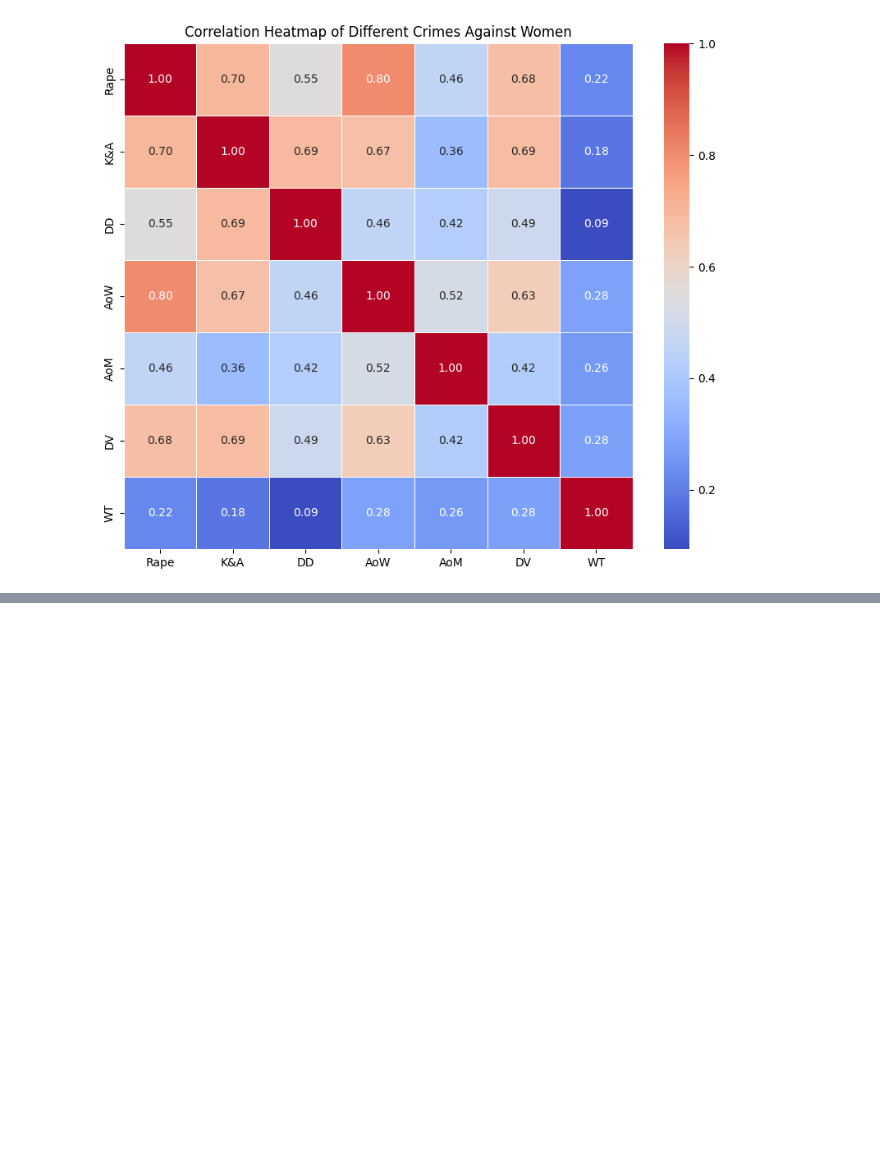
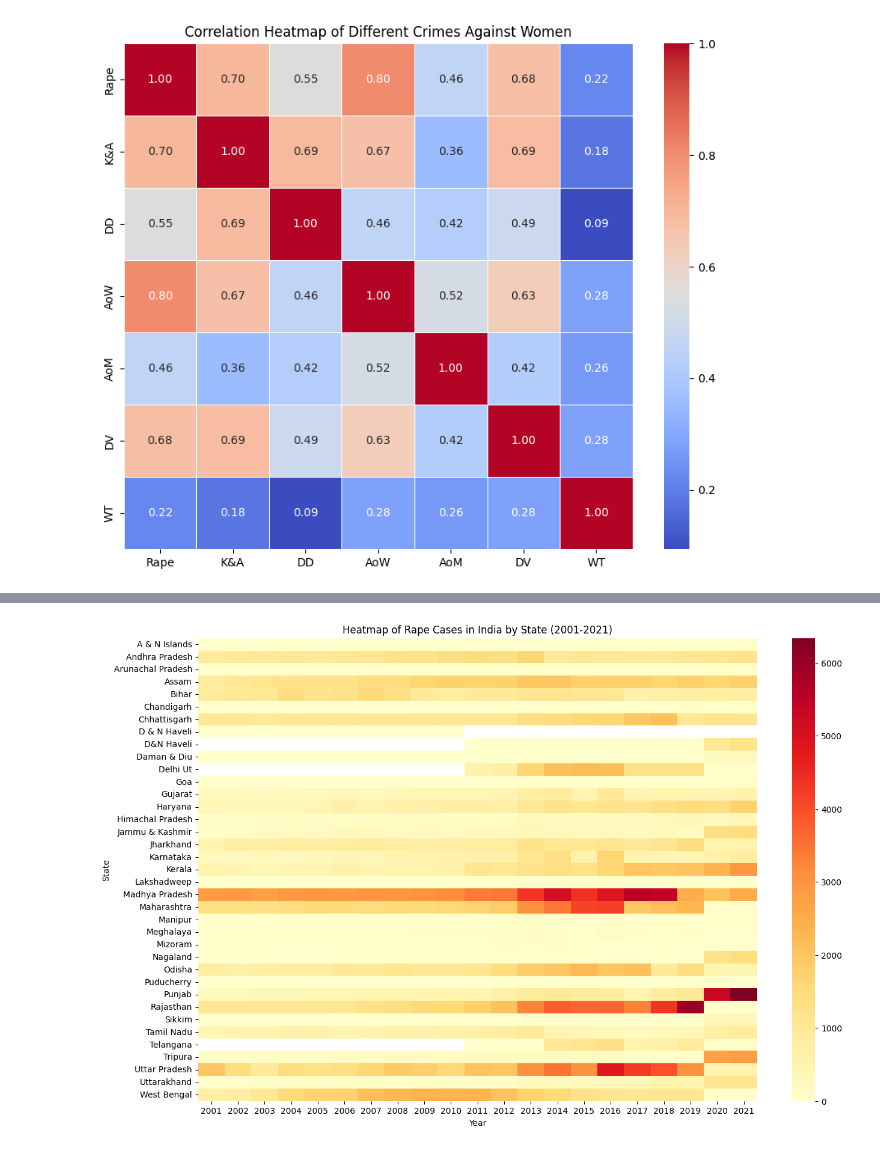
Before and after one commit to Amannpy/Data-Analysis, a Jupyter notebook: crime-against-women-2001-2021.ipynb, the cells around one changed output, grey strips where cells are left out. Saved outputs shown, nothing was run; the diff lists cells and outputs as text; code cells hidden in the pictures; blank space fills up the shorter version.

```diff
--- a/crime-against-women-2001-2021.ipynb
+++ b/crime-against-women-2001-2021.ipynb
@@ -453,0 +451,13 @@ Dropdown(description='Select State', options=('Andhra Pradesh', 'Arunachal Prade
+# %%
+# Create the pivot table
+heatmap_data = data.pivot(index="State", columns="Year", values="Rape")
+
+# Plot the heatmap
+plt.figure(figsize=(15, 10))
+sns.heatmap(heatmap_data, cmap='YlOrRd', annot=False)
+plt.title('Heatmap of Rape Cases in India by State (2001-2021)')
+plt.xlabel('Year')
+plt.ylabel('State')
+plt.show()
+# %% [output]
+[figure, added]
```
Also changed, not shown: parts of 25 cells of this notebook.
